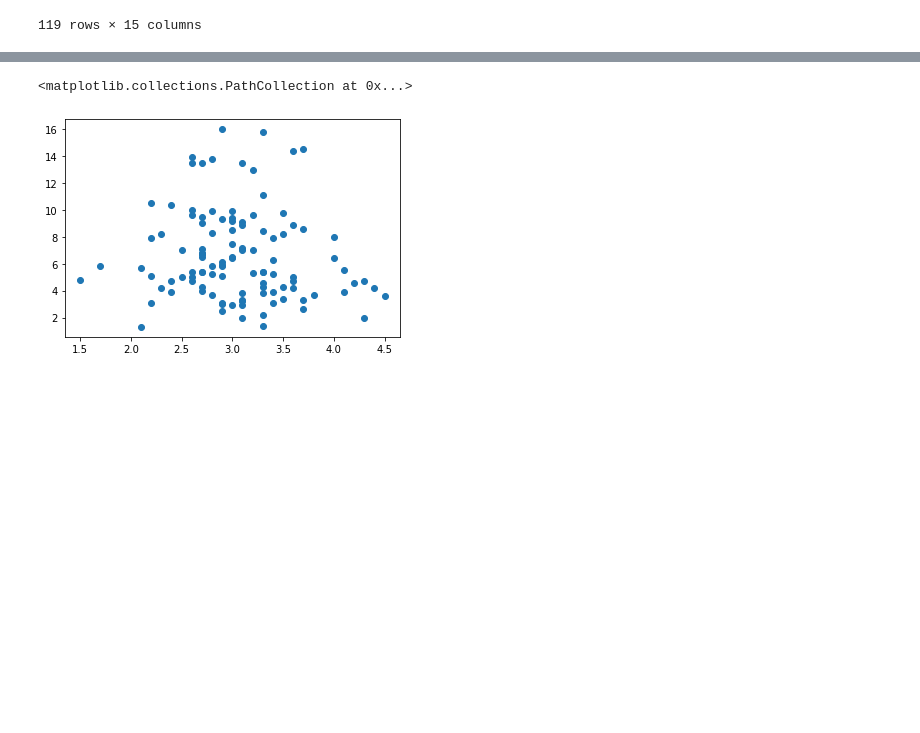
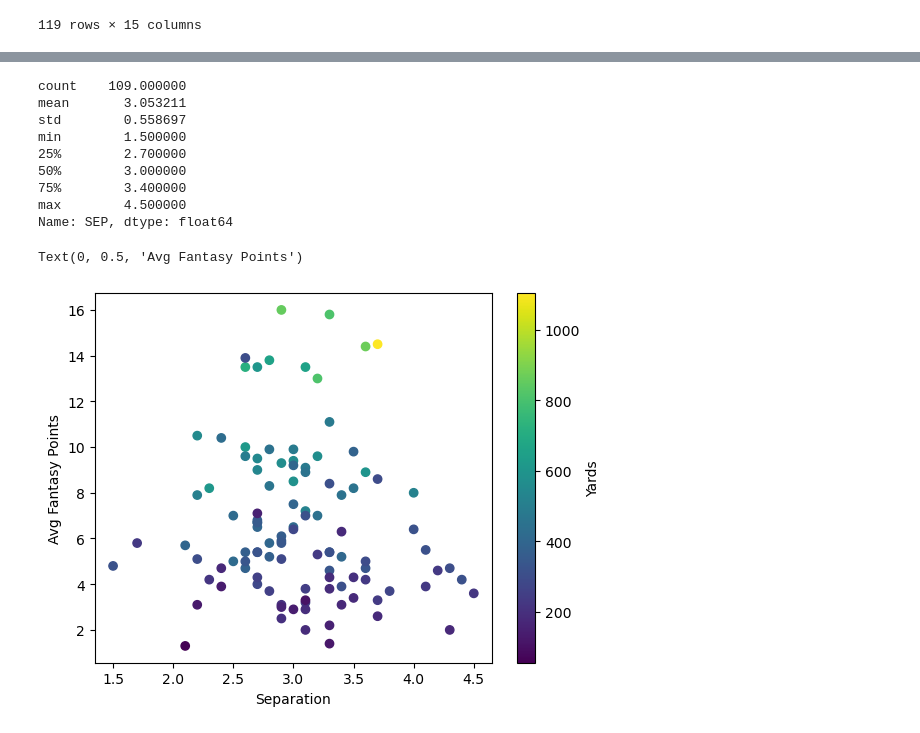
Before and after one commit to mattfunky/DSCI-470, a Jupyter notebook: rec_project.ipynb, the cells around one changed output, grey strips where cells are left out. Cells and saved outputs as stored; diff of their text form; code cells hidden in the pictures; blank space fills up the shorter version.

```diff
--- a/rec_project.ipynb
+++ b/rec_project.ipynb
@@ -10,6 +20,6 @@ from sklearn.linear_model import LinearRegression
 # %%
-rec_stats = pd.read_csv("rec_stats/rec_stats.csv")
-with open('rec_stats/player_names.txt') as f:
+rec_stats = pd.read_csv("rec_stats.csv")
+with open('player_names.txt') as f:
     names = f.readlines()
 
 rec_stats = rec_stats.drop(['Unnamed: 14'], axis = 1)
@@ -40,5 +50,5 @@ stats = rec_stats.assign(player_name = names)
 # %%
-fantasy = pd.read_csv("rec_stats/rec_fantasy.tsv", sep="\t")
+fantasy = pd.read_csv("rec_fantasy.tsv", sep="\t")
 # %%
 fantasy
 # %% [output]
@@ -110,5 +150,18 @@ all_stats = stats.merge(fantasy)
 # %%
-plt.scatter(all_stats['SEP'], all_stats['avg_points'])
+print(all_stats['SEP'].describe())
+plt.scatter(all_stats['SEP'], all_stats['avg_points'], c = all_stats['YDS'])
+plt.colorbar(label = 'Yards')
+plt.xlabel('Separation')
+plt.ylabel('Avg Fantasy Points')
 # %% [output]
-<matplotlib.collections.PathCollection at 0x...>
+count    109.000000
+mean       3.053211
+std        0.558697
+min        1.500000
+25%        2.700000
+50%        3.000000
+75%        3.400000
+max        4.500000
+Name: SEP, dtype: float64
+Text(0, 0.5, 'Avg Fantasy Points')
-[figure, old version]
+[figure, new version]
```
Also changed, not shown: parts of 61 cells of this notebook.
